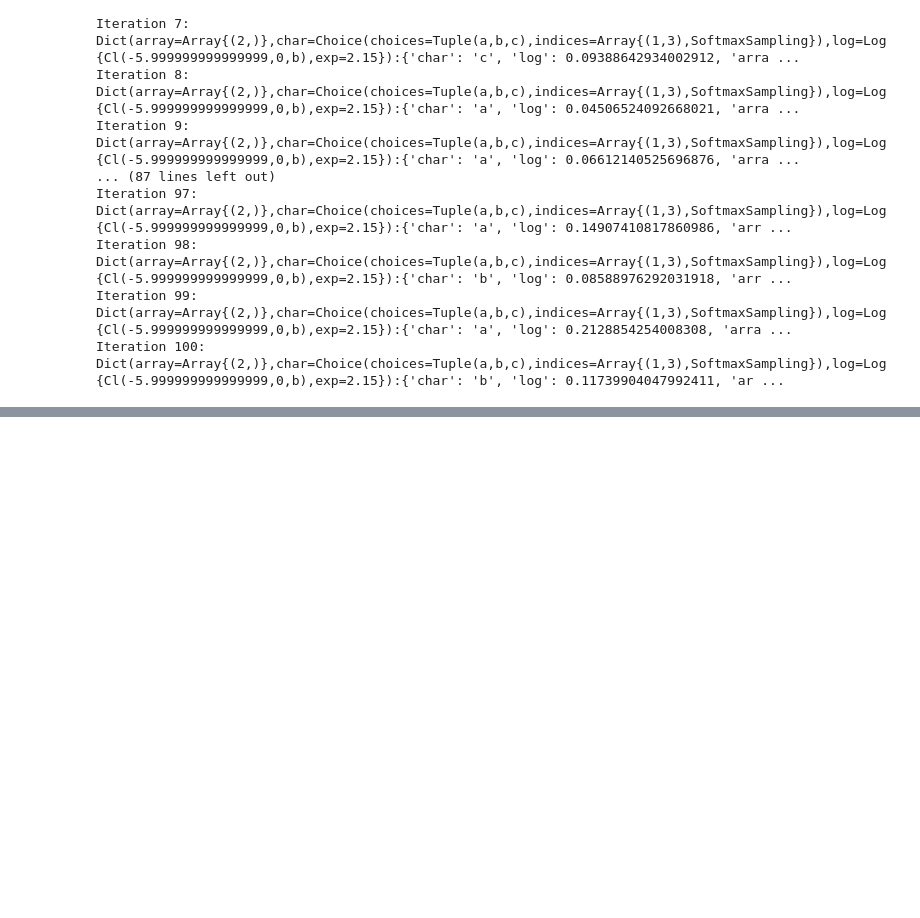
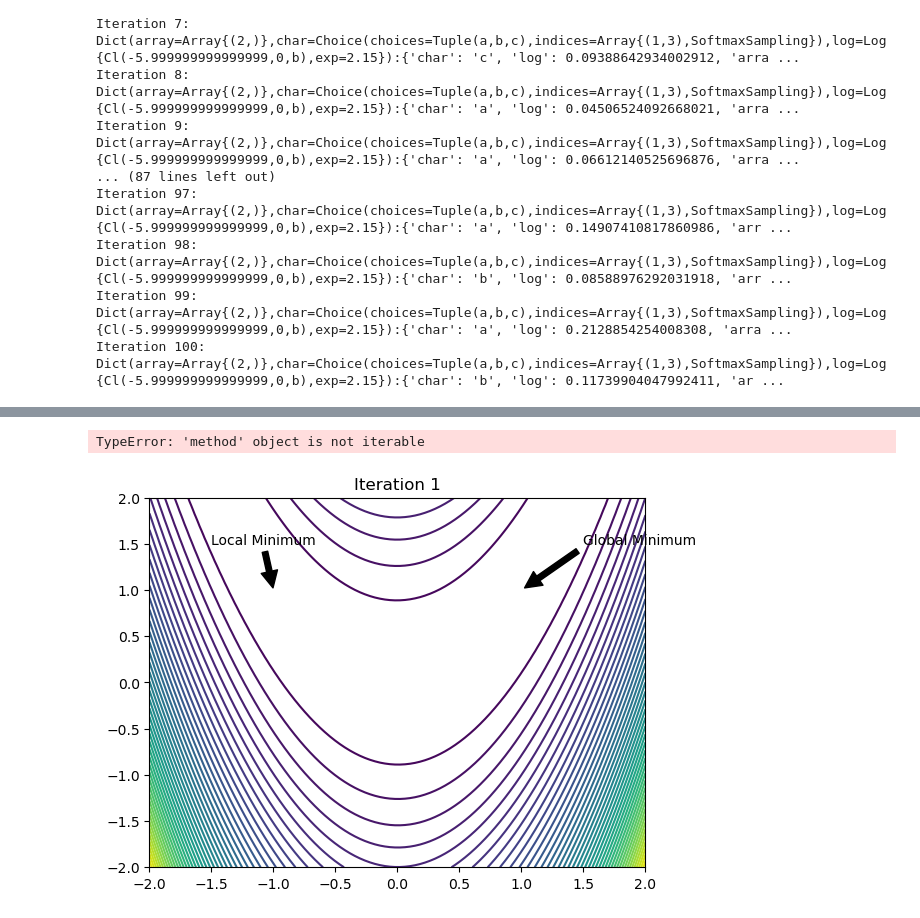
Before and after one commit to shuawoo/CMA-ES-in-Nevergrad, a Jupyter notebook: parametrization.ipynb, the cells around one changed output, grey strips where cells are left out. Drawn from its saved outputs; the diff is of its cells as text; code cells hidden in the pictures; blank space fills up the shorter version.

```diff
--- a/parametrization.ipynb
+++ b/parametrization.ipynb
@@ -165,0 +208,62 @@ Iteration 100: Dict(array=Array{(2,)},char=Choice(choices=Tuple(a,b,c),indices=A
+# %%
+import nevergrad as ng
+import numpy as np
+import matplotlib.pyplot as plt
+from matplotlib.animation import FuncAnimation
+
+# Objective function (example: Rosenbrock function)
+def objective_function(x):
+    return sum(100.0 * (x[1:] - x[:-1]**2)**2 + (1 - x[:-1])**2)
+
+# CMA-ES optimization
+def run_cma(budget):
+    optimizer = ng.optimizers.CMA(parametrization=5, budget=budget)
+    recommendation = optimizer.minimize(objective_function)
+    return optimizer, recommendation.value
+
+# Create a figure and axis
+fig, ax = plt.subplots()
+
+# Set up the contour plot
+x = np.linspace(-2, 2, 100)
+y = np.linspace(-2, 2, 100)
+X, Y = np.meshgrid(x, y)
+Z = objective_function(np.vstack([X.ravel(), Y.ravel()]))
+
+contour = ax.contour(X, Y, Z.reshape(X.shape), levels=50, cmap="viridis")
+
+# Scatter plot for the trajectory
+sc = ax.scatter([], [], c="red", label="Trajectory")
+
+# Annotation for global and local minima
+ax.annotate("Global Minimum", xy=(1, 1), xytext=(1.5, 1.5),
+            arrowprops=dict(facecolor='black', shrink=0.05),
+            )
+
+ax.annotate("Local Minimum", xy=(-1, 1), xytext=(-1.5, 1.5),
+            arrowprops=dict(facecolor='black', shrink=0.05),
+            )
+
+# Initialize empty trajectory
+trajectory = []
+
+# Update function for animation
+def update(frame):
+    ax.set_title(f"Iteration {frame+1}")
+    optimizer, _ = run_cma(500)
+    traj = np.array(list(optimizer.archive.values))[:, :2]  # Extract only the first two parameters for simplicity
+    trajectory.append(traj)
+    sc.set_offsets(traj)
+    return sc,
+
+# Create animation
+animation = FuncAnimation(fig, update, frames=50, interval=500, blit=True)
+
+# Show the plot
+plt.xlabel('Parameter 1')
+plt.ylabel('Parameter 2')
+plt.legend()
+plt.show()
+# %% [output]
+TypeError: 'method' object is not iterable
+[figure, added]
```
Also changed, not shown: parts of 5 cells of this notebook.
